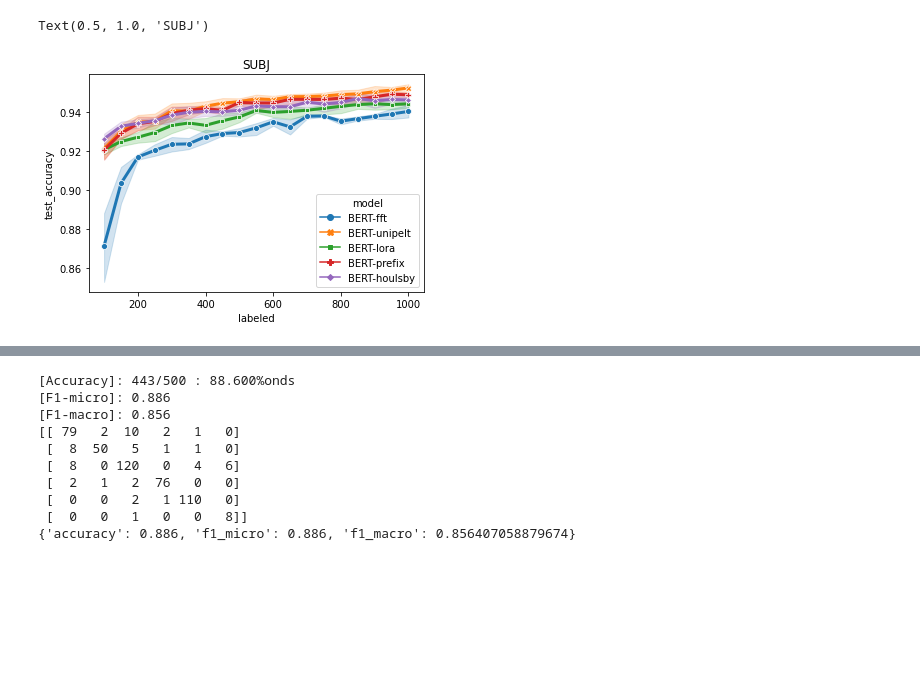
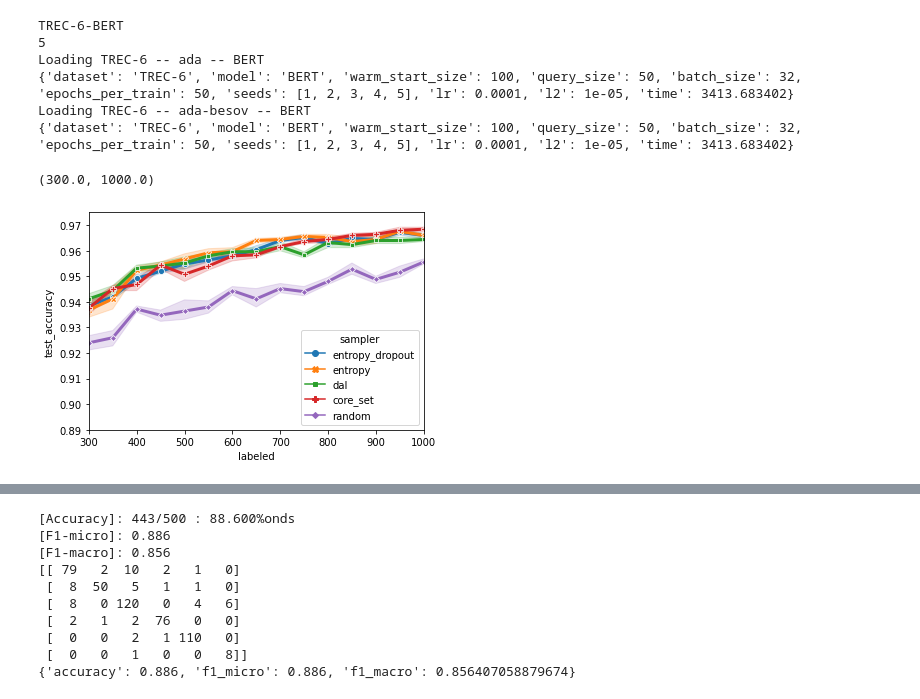
Before and after one commit to josipjukic/adapter-al, a Jupyter notebook: tinkering.ipynb, the cells around one changed output, grey strips where cells are left out. Cells and saved outputs as stored; diff of their text form; code cells hidden in the pictures; blank space fills up the shorter version.

```diff
--- a/tinkering.ipynb
+++ b/tinkering.ipynb
@@ -24,7 +24,7 @@ load_anti = False
 n = 0  # AL step at which evaluation (AUC) starts
 model = "BERT"
 mode = "ada"
-dataset = "SUBJ"
+dataset = "BERT"
 
 aucs = []
 trs = []
@@ -102,22 +85,81 @@ df_tr
+# %%
+datasets = ["MRPC", "TREC-2", "SUBJ", "AGN-2", "TREC-6", "AGN-4", "SST"]
+dataset_map = {
+    "TREC-2": "TREC-2",
+    "SUBJ": "SUBJ",
+    "AGN-2": "AGN-2",
+    "TREC-6": "TREC-full",
+    "SST": "SST",
+    "COLA": "COLA",
+    "AGN-4": "ag_news-full",
+}
+models = ["BERT", "ELECTRA"]
+load_anti = False
+n = 0  # AL step at which evaluation (AUC) starts
+model = "BERT"
+mode = "ada"
+dataset = "TREC-6"
+
+aucs = []
+trs = []
+try:
+    experiments, meta = load_results(
+        base_dir=f"results/prefix/tapta",
+        dataset=dataset,
+        model=model,
+    )
+except:
+    print(f"No experiments for {dataset}-{model}-{mode}")
+print(len(experiments))
+for load_mode in ["last", "best"]:
+    mode_print = mode if load_mode == "last" else f"{mode}-besov"
+    print(f"Loading {dataset} -- {mode_print} -- {model}")
+    df_tr_i = results_to_df(experiments, mode=load_mode)
+
+    df_tr_i["model"] = meta["model"]
+    print(meta)
+    df_tr_i["mode"] = mode_print
+    df_tr_i["dataset"] = dataset
+    df_tr_i = df_tr_i.reset_index().set_index(
+        ["dataset", "model", "mode", "sampler", "experiment", "al_iter"]
+    )
+    trs.append(df_tr_i)
+
+    df_auc_i = al_auc(df_tr_i)
+    df_auc_i["mode"] = mode_print
+    df_auc_i = df_auc_i.reset_index().set_index(["mode", "sampler"])
+    aucs.append(df_auc_i)
+
+
+    # plot_besov_index(df_tr, ci=0)
+    # plot_al_accuracy(df_tr, metric="f1_micro", ci=0)
+    df_tr = pd.concat(trs)
+    df_auc = pd.concat(aucs)
+# %% [output]
+TREC-6-BERT
+5
+Loading TREC-6 -- ada -- BERT
+{'dataset': 'TREC-6', 'model': 'BERT', 'warm_start_size': 100, 'query_size': 50, 'batch_size': 32, 'epochs_per_train': 50, 'seeds': [1, 2, 3, 4, 5], 'lr': 0.0001, 'l2': 1e-05, 'time': 3413.683402}
+Loading TREC-6 -- ada-besov -- BERT
+{'dataset': 'TREC-6', 'model': 'BERT', 'warm_start_size': 100, 'query_size': 50, 'batch_size': 32, 'epochs_per_train': 50, 'seeds': [1, 2, 3, 4, 5], 'lr': 0.0001, 'l2': 1e-05, 'time': 3413.683402}
 # %%
 g = sns.lineplot(
     data=df_tr[df_tr.index.get_level_values("mode") == "ada-besov"],
     x="labeled",
     y="test_accuracy",
-    hue="model",
-    style="model",
+    hue="sampler",
+    style="sampler",
     markers=True,
     dashes=False,
-    ci=90,
+    ci=50,
     linewidth=3,
 )
-plt.title("SUBJ")
 # plt.legend(loc='lower right')
-# g.set_ylim(0.75, 0.94)
-# g.set_xlim(300, 1000)
+g.set_ylim(0.89, 0.975)
+g.set_xlim(300, 1000)
 # %% [output]
-Text(0.5, 1.0, 'SUBJ')
+(300.0, 1000.0)
-[figure, old version]
+[figure, new version]
 # %%
 g = sns.lineplot(
     data=df_tr[df_tr.index.get_level_values("mode") == "ada-besov"],
```
Also changed, not shown: parts of 38 cells of this notebook, 6 other files.
